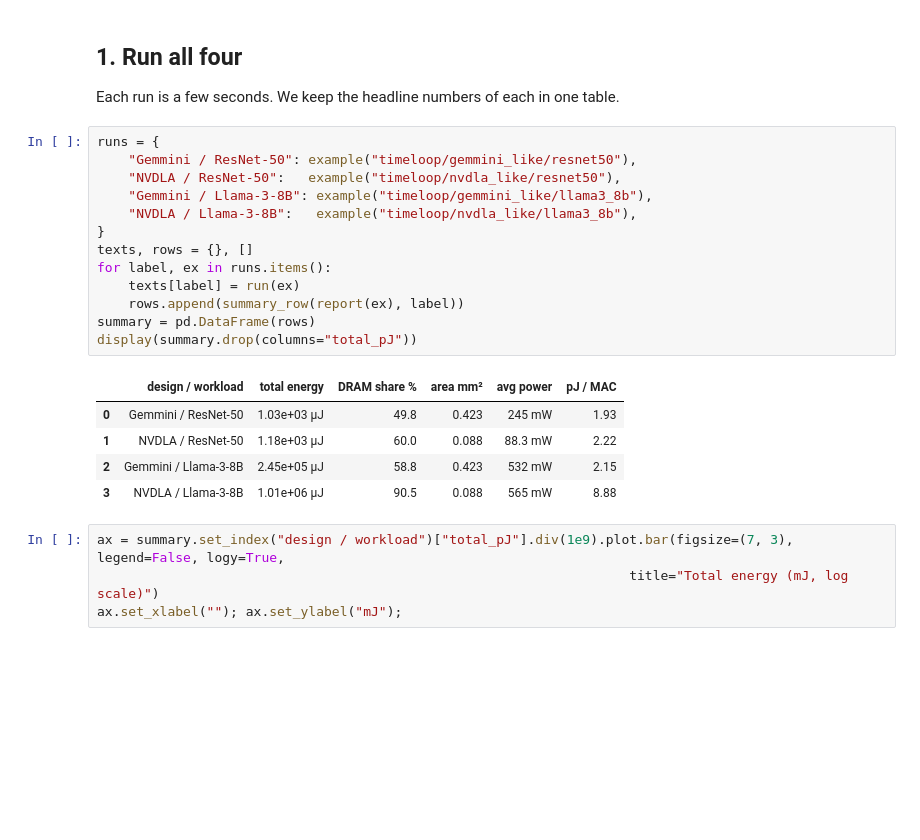
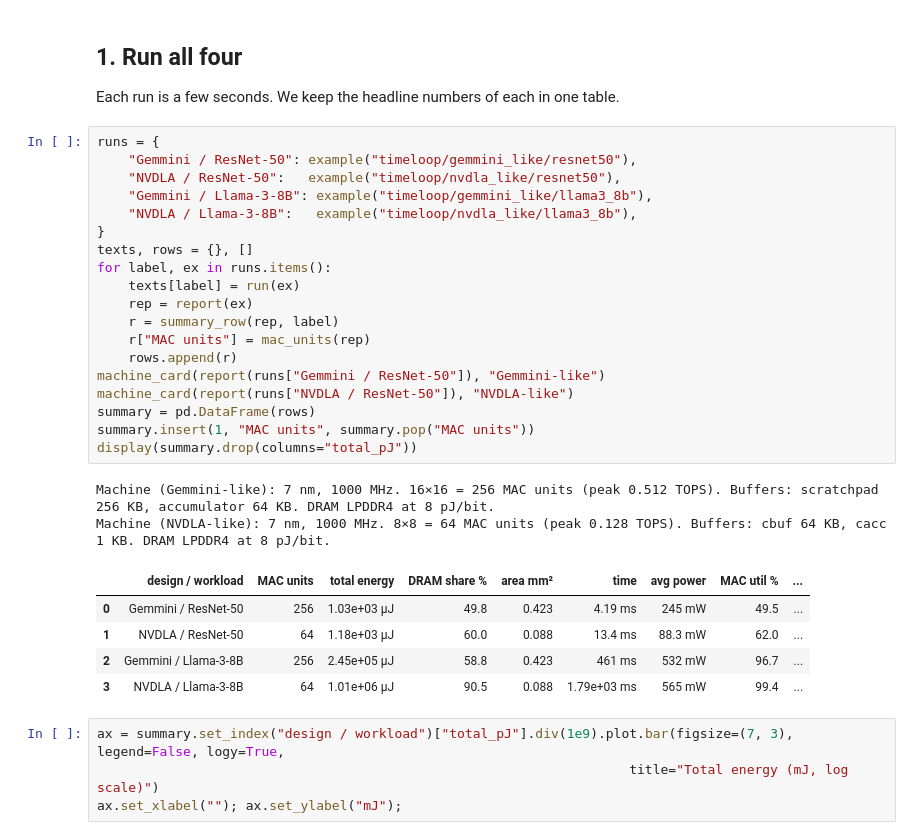
Before and after one commit to yonseicasl/NPUWattch, a Jupyter notebook: tutorial/hands_on/04_timeloop_gemmini_vs_nvdla.ipynb, the cells around one changed output. Saved outputs shown, nothing was run; the diff lists cells and outputs as text; blank space fills up the shorter version.

```diff
--- a/tutorial/hands_on/04_timeloop_gemmini_vs_nvdla.ipynb
+++ b/tutorial/hands_on/04_timeloop_gemmini_vs_nvdla.ipynb
@@ -28,22 +28,30 @@ Each run is a few seconds. We keep the headline numbers of each in one table.
 # %%
 runs = {
     "Gemmini / ResNet-50": example("timeloop/gemmini_like/resnet50"),
     "NVDLA / ResNet-50":   example("timeloop/nvdla_like/resnet50"),
     "Gemmini / Llama-3-8B": example("timeloop/gemmini_like/llama3_8b"),
     "NVDLA / Llama-3-8B":   example("timeloop/nvdla_like/llama3_8b"),
 }
 texts, rows = {}, []
 for label, ex in runs.items():
     texts[label] = run(ex)
-    rows.append(summary_row(report(ex), label))
+    rep = report(ex)
+    r = summary_row(rep, label)
+    r["MAC units"] = mac_units(rep)
+    rows.append(r)
+machine_card(report(runs["Gemmini / ResNet-50"]), "Gemmini-like")
+machine_card(report(runs["NVDLA / ResNet-50"]), "NVDLA-like")
 summary = pd.DataFrame(rows)
+summary.insert(1, "MAC units", summary.pop("MAC units"))
 display(summary.drop(columns="total_pJ"))
 # %% [output]
+Machine (Gemmini-like): 7 nm, 1000 MHz. 16×16 = 256 MAC units (peak 0.512 TOPS). Buffers: scratchpad 256 KB, accumulator 64 KB. DRAM LPDDR4 at 8 pJ/bit.
+Machine (NVDLA-like): 7 nm, 1000 MHz. 8×8 = 64 MAC units (peak 0.128 TOPS). Buffers: cbuf 64 KB, cacc 1 KB. DRAM LPDDR4 at 8 pJ/bit.
-|  | design / workload | total energy | DRAM share % | area mm² | avg power | pJ / MAC |
-| 0 | Gemmini / ResNet-50 | 1.03e+03 µJ | 49.8 | 0.423 | 245 mW | 1.93 |
-| 1 | NVDLA / ResNet-50 | 1.18e+03 µJ | 60.0 | 0.088 | 88.3 mW | 2.22 |
-| 2 | Gemmini / Llama-3-8B | 2.45e+05 µJ | 58.8 | 0.423 | 532 mW | 2.15 |
-| 3 | NVDLA / Llama-3-8B | 1.01e+06 µJ | 90.5 | 0.088 | 565 mW | 8.88 |
+|  | design / workload | MAC units | total energy | DRAM share % | area mm² | time | avg power | MAC util % | ... |
+| 0 | Gemmini / ResNet-50 | 256 | 1.03e+03 µJ | 49.8 | 0.423 | 4.19 ms | 245 mW | 49.5 | ... |
+| 1 | NVDLA / ResNet-50 | 64 | 1.18e+03 µJ | 60.0 | 0.088 | 13.4 ms | 88.3 mW | 62.0 | ... |
+| 2 | Gemmini / Llama-3-8B | 256 | 2.45e+05 µJ | 58.8 | 0.423 | 461 ms | 532 mW | 96.7 | ... |
+| 3 | NVDLA / Llama-3-8B | 64 | 1.01e+06 µJ | 90.5 | 0.088 | 1.79e+03 ms | 565 mW | 99.4 | ... |
 # %%
 ax = summary.set_index("design / workload")["total_pJ"].div(1e9).plot.bar(figsize=(7, 3), legend=False, logy=True,
                                                                     title="Total energy (mJ, log scale)")
```
Also changed, not shown: parts of 6 cells of this notebook, 43 other files.
